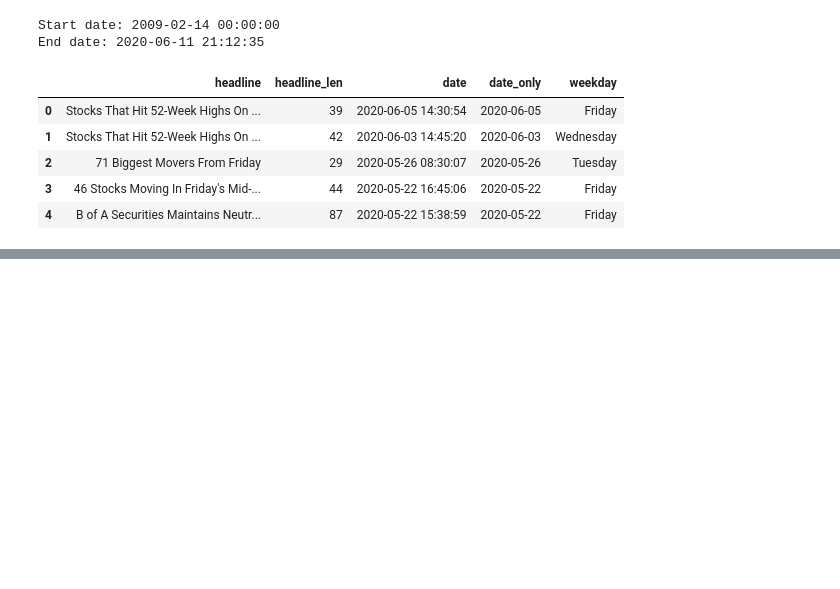
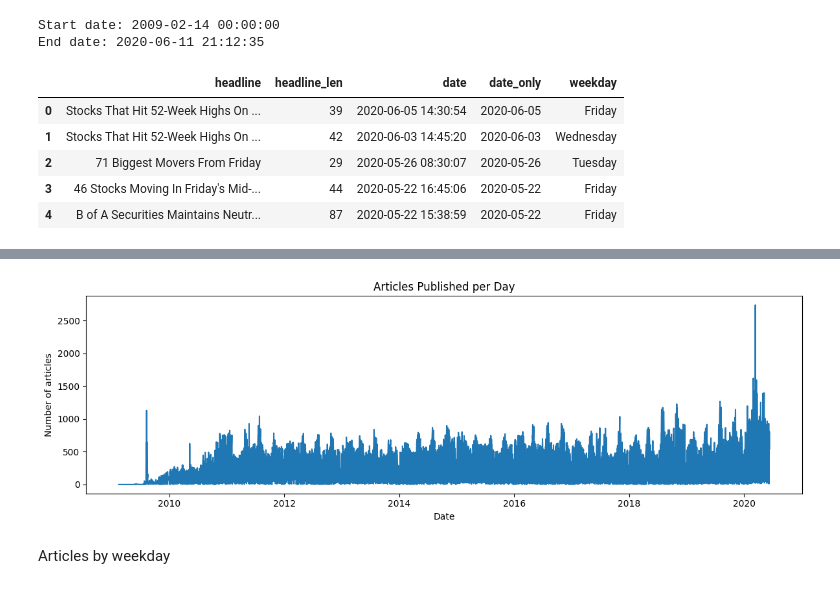
Before and after one commit to Filimon-H/Predicting-Price-Moves-with-News-Sentiment, a Jupyter notebook: notebooks/News_EDA.ipynb, the cells around one changed output, grey strips where cells are left out. Saved outputs shown, nothing was run; the diff lists cells and outputs as text; code cells hidden in the pictures; blank space fills up the shorter version.

```diff
--- a/notebooks/News_EDA.ipynb
+++ b/notebooks/News_EDA.ipynb
@@ -96,0 +160,4 @@ df[["headline", "headline_len", "date", "date_only", "weekday"]].head()
+# %%
+articles_per_day = df.groupby("date_only").size()
+
+articles_per_day.head()
@@ -96,0 +172,12 @@ df[["headline", "headline_len", "date", "date_only", "weekday"]].head()
+# %%
+plt.figure(figsize=(12, 4))
+articles_per_day.plot()
+plt.xlabel("Date")
+plt.ylabel("Number of articles")
+plt.title("Articles Published per Day")
+plt.tight_layout()
+plt.show()
+# %% [output]
+[figure, added]
+# %% [markdown]
+Articles by weekday
```
Also changed, not shown: parts of 13 cells of this notebook.
